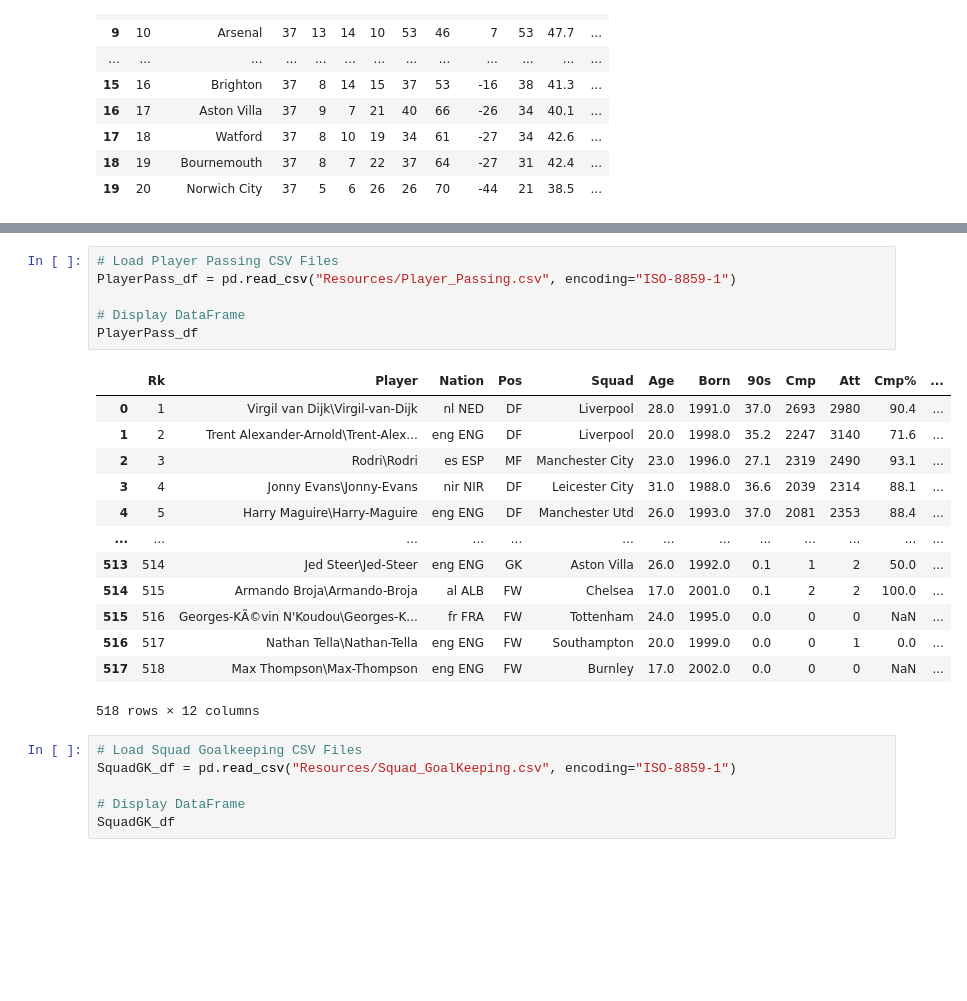
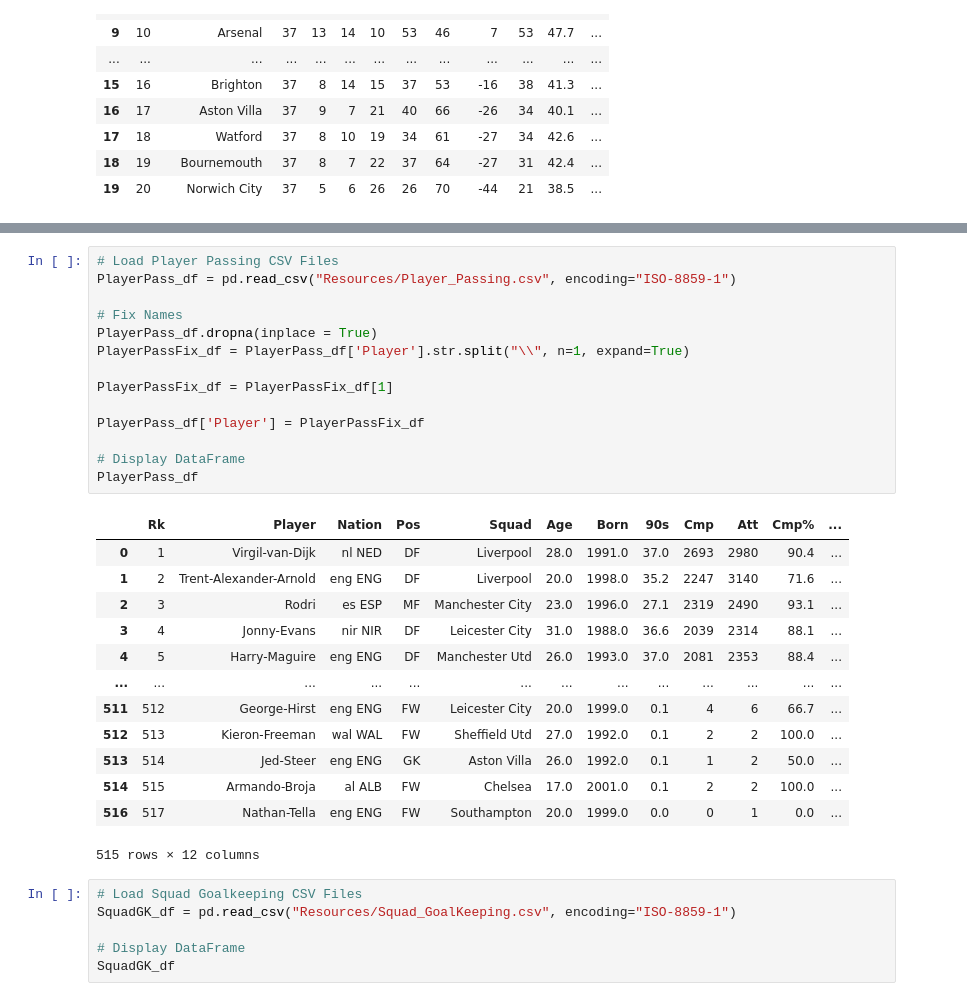
Before and after one commit to onenaghi/Web-Design-Challenge, a Jupyter notebook: WebData.ipynb, the cells around one changed output, grey strips where cells are left out. Cells and saved outputs as stored; diff of their text form; blank space fills up the shorter version.

```diff
--- a/WebData.ipynb
+++ b/WebData.ipynb
@@ -75,23 +91,31 @@ PlayerGK_df
 # %%
 # Load Player Passing CSV Files
 PlayerPass_df = pd.read_csv("Resources/Player_Passing.csv", encoding="ISO-8859-1")
 
+# Fix Names
+PlayerPass_df.dropna(inplace = True)
+PlayerPassFix_df = PlayerPass_df['Player'].str.split("\\", n=1, expand=True)
+
+PlayerPassFix_df = PlayerPassFix_df[1]
+
+PlayerPass_df['Player'] = PlayerPassFix_df
+
 # Display DataFrame
 PlayerPass_df
 # %% [output]
 |  | Rk | Player | Nation | Pos | Squad | Age | Born | 90s | Cmp | Att | Cmp% | ... |
-| 0 | 1 | Virgil van Dijk\Virgil-van-Dijk | nl NED | DF | Liverpool | 28.0 | 1991.0 | 37.0 | 2693 | 2980 | 90.4 | ... |
-| 1 | 2 | Trent Alexander-Arnold\Trent-Alex... | eng ENG | DF | Liverpool | 20.0 | 1998.0 | 35.2 | 2247 | 3140 | 71.6 | ... |
-| 2 | 3 | Rodri\Rodri | es ESP | MF | Manchester City | 23.0 | 1996.0 | 27.1 | 2319 | 2490 | 93.1 | ... |
-| 3 | 4 | Jonny Evans\Jonny-Evans | nir NIR | DF | Leicester City | 31.0 | 1988.0 | 36.6 | 2039 | 2314 | 88.1 | ... |
-| 4 | 5 | Harry Maguire\Harry-Maguire | eng ENG | DF | Manchester Utd | 26.0 | 1993.0 | 37.0 | 2081 | 2353 | 88.4 | ... |
+| 0 | 1 | Virgil-van-Dijk | nl NED | DF | Liverpool | 28.0 | 1991.0 | 37.0 | 2693 | 2980 | 90.4 | ... |
+| 1 | 2 | Trent-Alexander-Arnold | eng ENG | DF | Liverpool | 20.0 | 1998.0 | 35.2 | 2247 | 3140 | 71.6 | ... |
+| 2 | 3 | Rodri | es ESP | MF | Manchester City | 23.0 | 1996.0 | 27.1 | 2319 | 2490 | 93.1 | ... |
+| 3 | 4 | Jonny-Evans | nir NIR | DF | Leicester City | 31.0 | 1988.0 | 36.6 | 2039 | 2314 | 88.1 | ... |
+| 4 | 5 | Harry-Maguire | eng ENG | DF | Manchester Utd | 26.0 | 1993.0 | 37.0 | 2081 | 2353 | 88.4 | ... |
 | ... | ... | ... | ... | ... | ... | ... | ... | ... | ... | ... | ... | ... |
-| 513 | 514 | Jed Steer\Jed-Steer | eng ENG | GK | Aston Villa | 26.0 | 1992.0 | 0.1 | 1 | 2 | 50.0 | ... |
-| 514 | 515 | Armando Broja\Armando-Broja | al ALB | FW | Chelsea | 17.0 | 2001.0 | 0.1 | 2 | 2 | 100.0 | ... |
-| 515 | 516 | Georges-KÃ©vin N'Koudou\Georges-K... | fr FRA | FW | Tottenham | 24.0 | 1995.0 | 0.0 | 0 | 0 | NaN | ... |
-| 516 | 517 | Nathan Tella\Nathan-Tella | eng ENG | FW | Southampton | 20.0 | 1999.0 | 0.0 | 0 | 1 | 0.0 | ... |
-| 517 | 518 | Max Thompson\Max-Thompson | eng ENG | FW | Burnley | 17.0 | 2002.0 | 0.0 | 0 | 0 | NaN | ... |
+| 511 | 512 | George-Hirst | eng ENG | FW | Leicester City | 20.0 | 1999.0 | 0.1 | 4 | 6 | 66.7 | ... |
+| 512 | 513 | Kieron-Freeman | wal WAL | FW | Sheffield Utd | 27.0 | 1992.0 | 0.1 | 2 | 2 | 100.0 | ... |
+| 513 | 514 | Jed-Steer | eng ENG | GK | Aston Villa | 26.0 | 1992.0 | 0.1 | 1 | 2 | 50.0 | ... |
+| 514 | 515 | Armando-Broja | al ALB | FW | Chelsea | 17.0 | 2001.0 | 0.1 | 2 | 2 | 100.0 | ... |
+| 516 | 517 | Nathan-Tella | eng ENG | FW | Southampton | 20.0 | 1999.0 | 0.0 | 0 | 1 | 0.0 | ... |
-518 rows × 12 columns
+515 rows × 12 columns
 # %%
 # Load Squad Goalkeeping CSV Files
 SquadGK_df = pd.read_csv("Resources/Squad_GoalKeeping.csv", encoding="ISO-8859-1")
```
Also changed, not shown: parts of 27 cells of this notebook, 9 other files.
